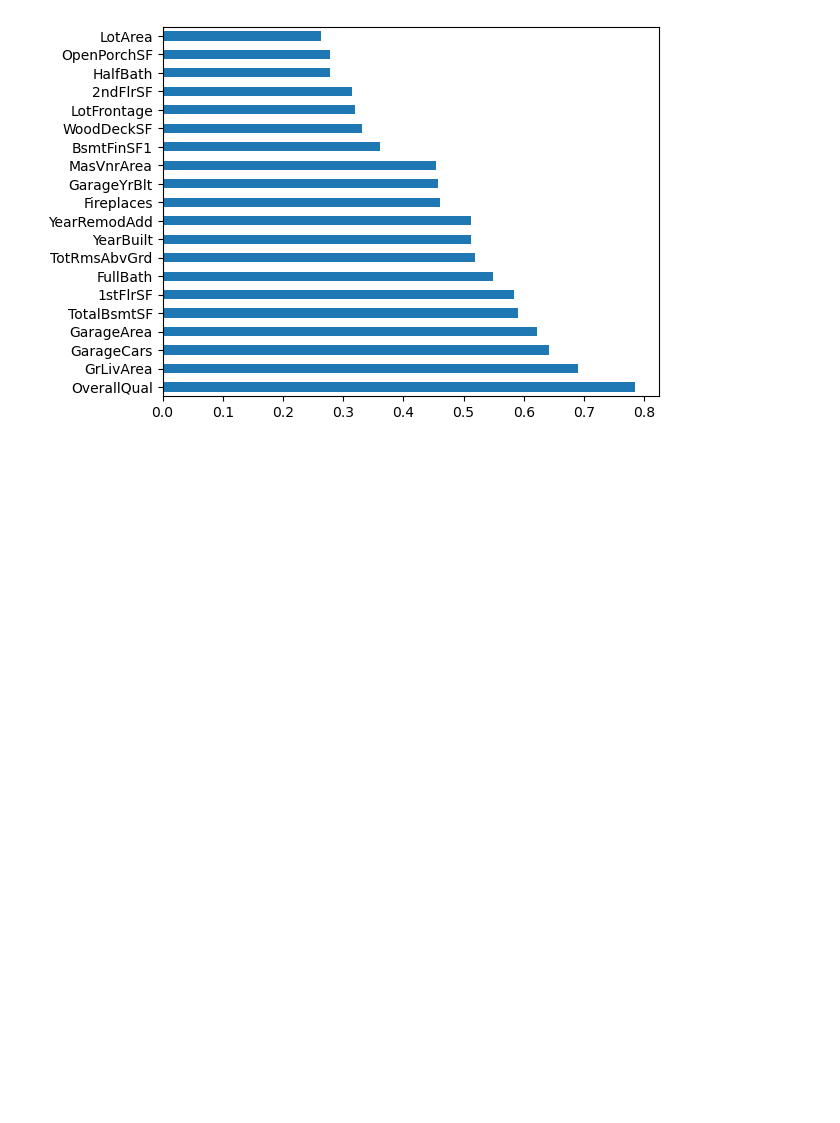
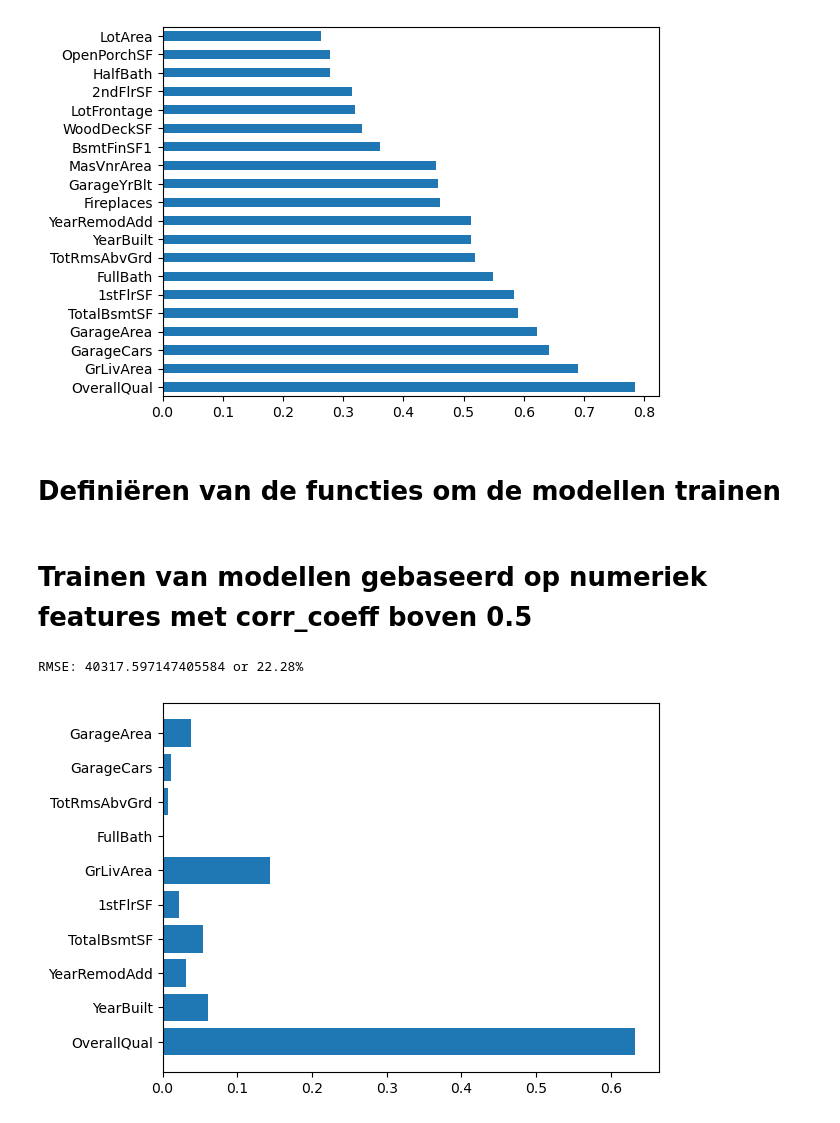
Before and after one commit to WesselKuijstermans/Minor, a Jupyter notebook: ML1_Uitstapje/Uitstapje.ipynb, the cells around one changed output. Drawn from its saved outputs; the diff is of its cells as text; code cells hidden in the pictures; blank space fills up the shorter version.

```diff
--- a/ML1_Uitstapje/Uitstapje.ipynb
+++ b/ML1_Uitstapje/Uitstapje.ipynb
@@ -103,3 +188,24 @@ corr['SalePrice'].drop(['SalePrice']).sort_values(ascending=False).head(20).plot
 # %% [output]
 <Axes: >
 [figure]
+# %% [markdown]
+# Definiëren van de functies om de modellen trainen
+# %%
+def get_high_corr_columns(corr, threshold):
+    high_corr_columns = [column for column in corr.columns if corr['SalePrice'][column] > threshold]
+    high_corr_columns.remove('SalePrice')
+    return high_corr_columns
+# %%
+def train_logistic_regression_model(train, test, features):
+    X_train = train[features]
+    y_train = train['SalePrice']
+    X_test = test[features]
+    y_test = test['SalePrice']
+
+    model = tree.DecisionTreeRegressor()
+    model.fit(X_train, y_train)
+    y_pred = model.predict(X_test)
+
+    mse = metrics.mean_squared_error(y_test, y_pred)
+    rmse = np.sqrt(mse)
+    return model, rmse
@@ -105,0 +238,12 @@ corr['SalePrice'].drop(['SalePrice']).sort_values(ascending=False).head(20).plot
+# %% [markdown]
+# Trainen van modellen gebaseerd op numeriek features met corr_coeff boven 0.5
+# %%
+high_corr_columns = get_high_corr_columns(corr, 0.5)
+logistic_model1, logistic_rmse1 = train_logistic_regression_model(train, test, high_corr_columns)
+print(f'RMSE: {logistic_rmse1} or {logistic_rmse1 / data["SalePrice"].mean():.2%}')
+
+plt.barh(high_corr_columns, logistic_model1.feature_importances_)
+plt.show()
+# %% [output]
+RMSE: 40317.597147405584 or 22.28%
+[figure, added]
```
Also changed, not shown: parts of 20 cells of this notebook.
